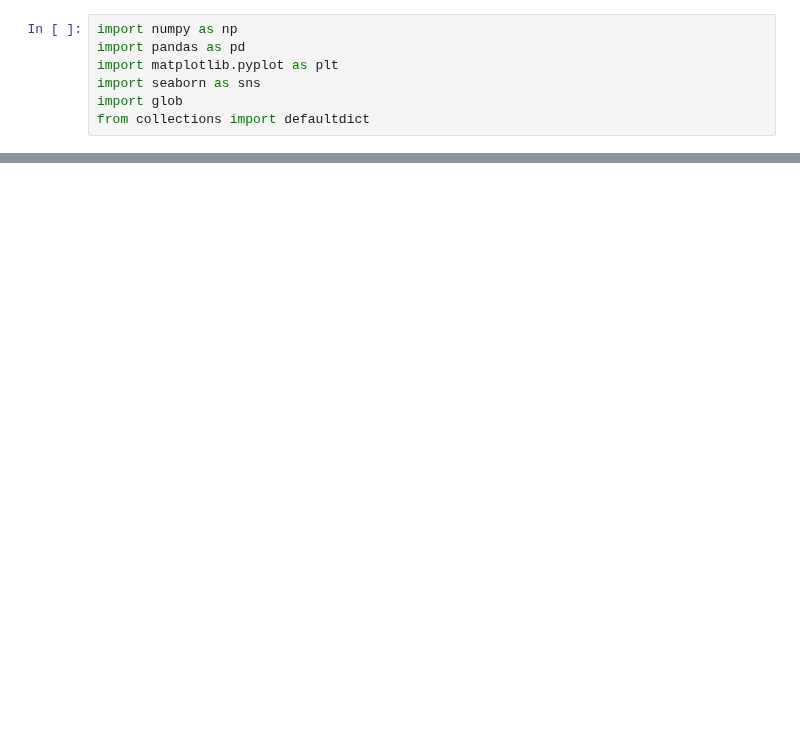
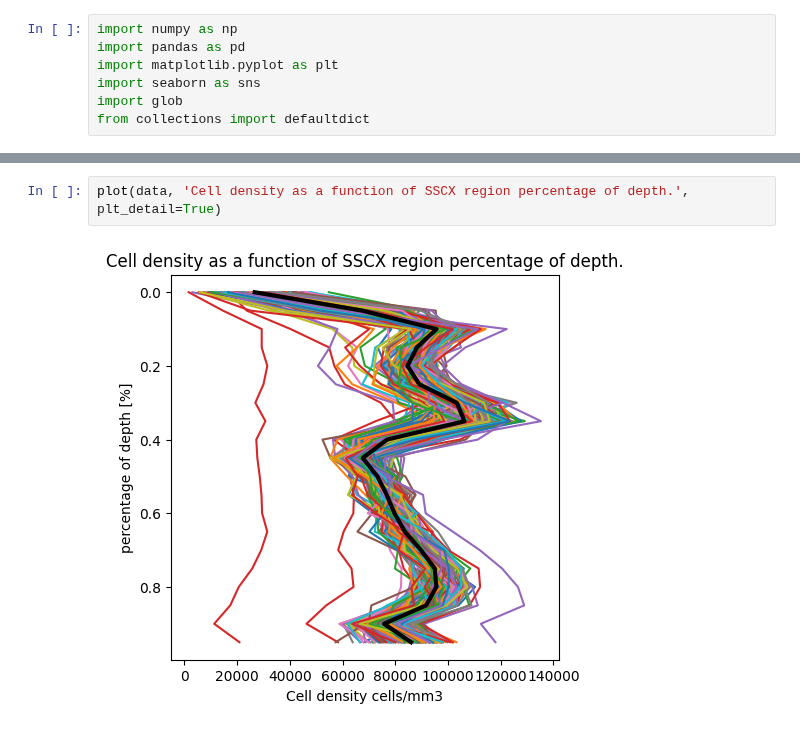
Before and after one commit to jacquemi-bbp/rat_sscx_nissl_analysis, a Jupyter notebook: Notebooks/cells densitiy.ipynb, the cells around one changed output, grey strips where cells are left out. Drawn from its saved outputs; the diff is of its cells as text; blank space fills up the shorter version.

```diff
--- a/Notebooks/cells densitiy.ipynb
+++ b/Notebooks/cells densitiy.ipynb
@@ -99,0 +135,4 @@ plot_mean_and_std_dev(df)
+# %%
+plot(data, 'Cell density as a function of SSCX region percentage of depth.', plt_detail=True)
+# %% [output]
+[figure, added]
```
Also changed, not shown: parts of 21 cells of this notebook.
